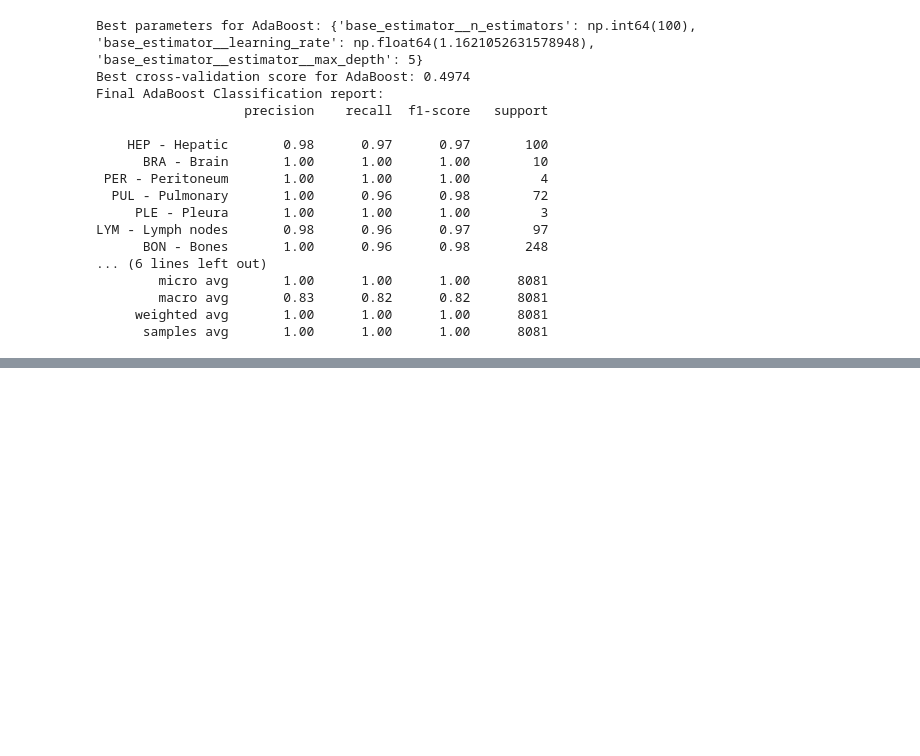
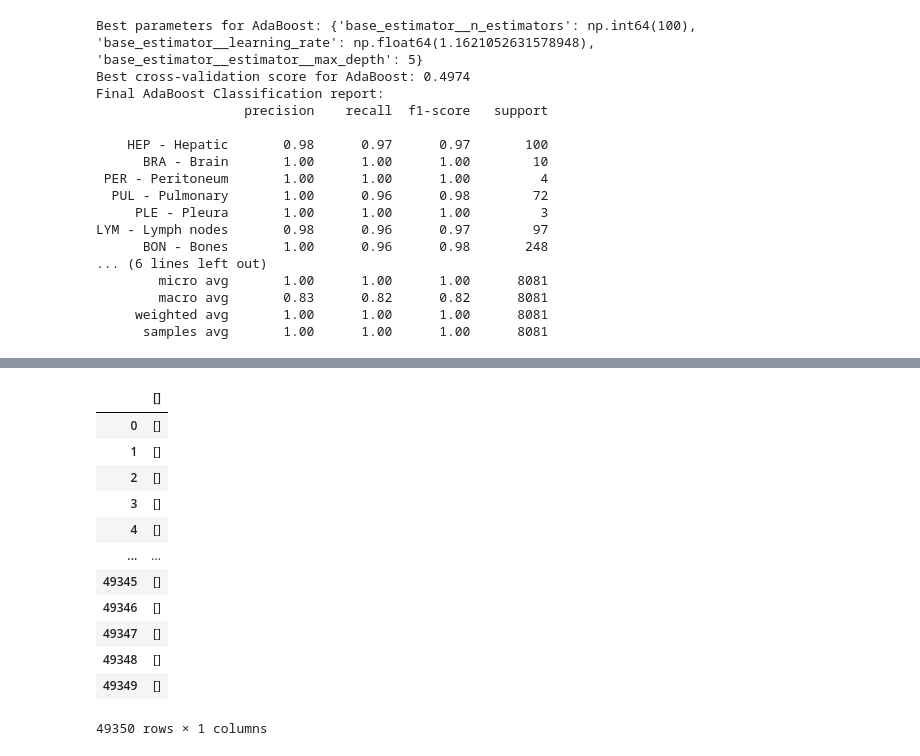
Before and after one commit to roeediler/iml-hack-oncology, a Jupyter notebook: preprocessing/norm_preproc.ipynb, the cells around one changed output, grey strips where cells are left out. Cells and saved outputs as stored; diff of their text form; code cells hidden in the pictures; blank space fills up the shorter version.

```diff
--- a/preprocessing/norm_preproc.ipynb
+++ b/preprocessing/norm_preproc.ipynb
@@ -191,0 +482,16 @@ print("Unique inner lists in y_preds_sites:")
+# %%
+y_train_preds_df
+# %% [output]
+|  | [] |
+| 0 | [] |
+| 1 | [] |
+| 2 | [] |
+| 3 | [] |
+| 4 | [] |
+| ... | ... |
+| 49345 | [] |
+| 49346 | [] |
+| 49347 | [] |
+| 49348 | [] |
+| 49349 | [] |
+49350 rows × 1 columns
```
Also changed, not shown: parts of 12 cells of this notebook, 2 other files.
